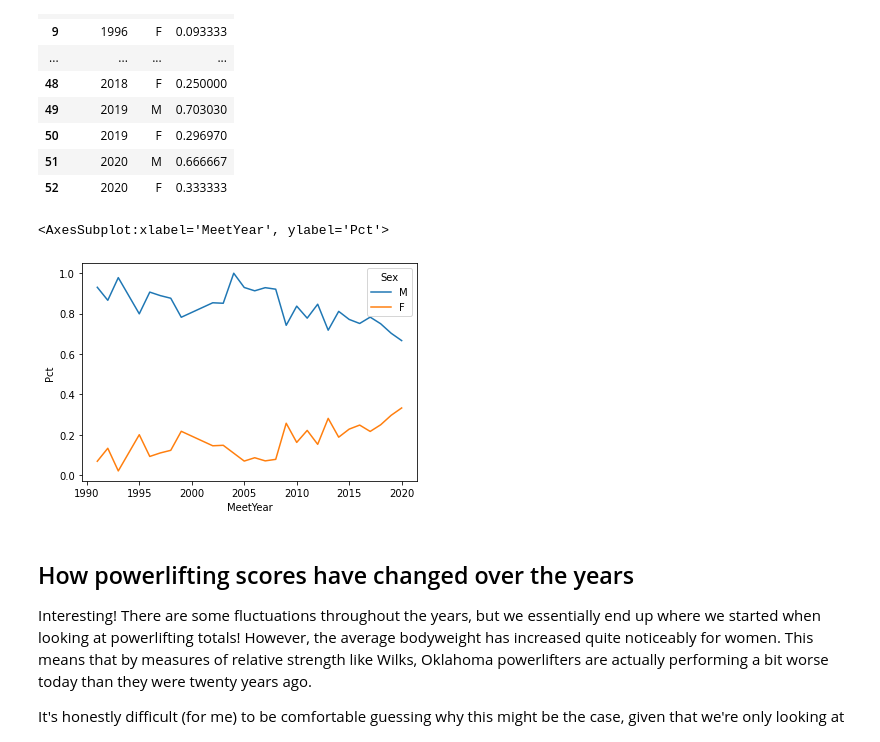
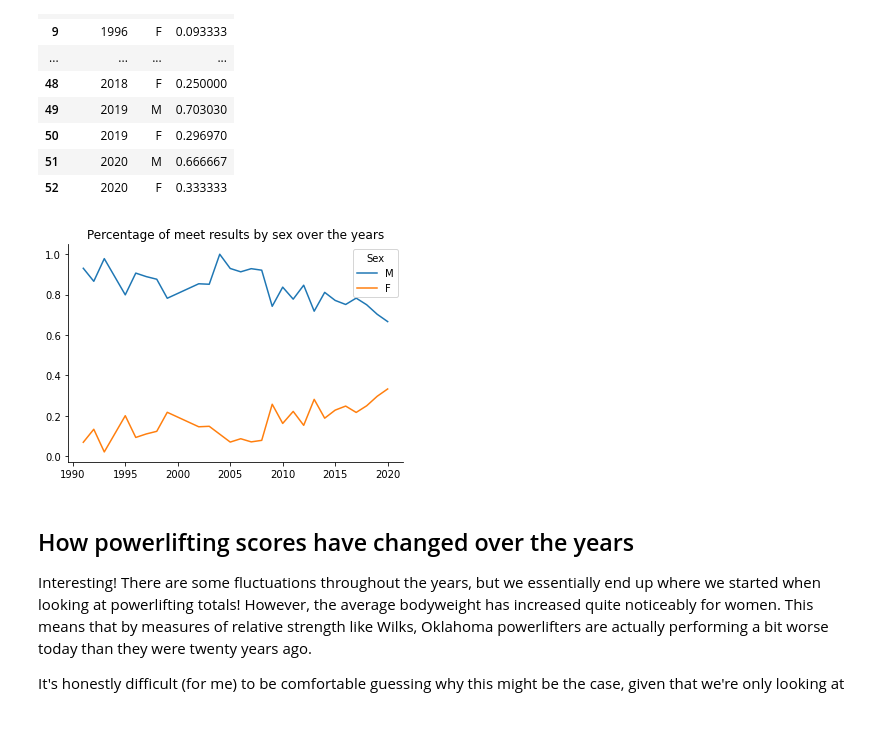
Before and after one commit to inunoriginal1/OpenPowerlifting, a Jupyter notebook: main.ipynb, the cells around one changed output. Saved outputs shown, nothing was run; the diff lists cells and outputs as text; code cells hidden in the pictures.

Commit message:
Exported graphs.

```diff
--- a/main.ipynb
+++ b/main.ipynb
@@ -836,9 +841,11 @@ ok.groupby('MeetYear').Sex.value_counts(normalize=True).to_frame().rename({'Sex'
 | 52 | 2020 | F | 0.333333 |
 # %%
 sns.lineplot(data=ok.groupby('MeetYear').Sex.value_counts(normalize=True).to_frame().rename({'Sex': 'Pct'}, axis=1).reset_index(), x='MeetYear', y='Pct', hue='Sex')
+label_and_despine('Percentage of meet results by sex over the years', '', '')
+
+plt.savefig('Graphs/pct_results.png')
 # %% [output]
-<AxesSubplot:xlabel='MeetYear', ylabel='Pct'>
-[figure, old version]
+[figure, new version]
 # %% [markdown]
 ## How powerlifting scores have changed over the years
 
```
Also changed, not shown: parts of 10 cells of this notebook, 6 other files.
